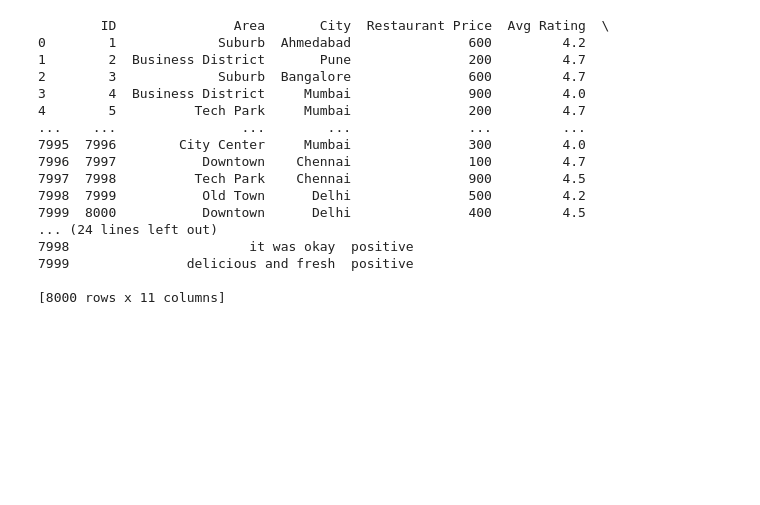
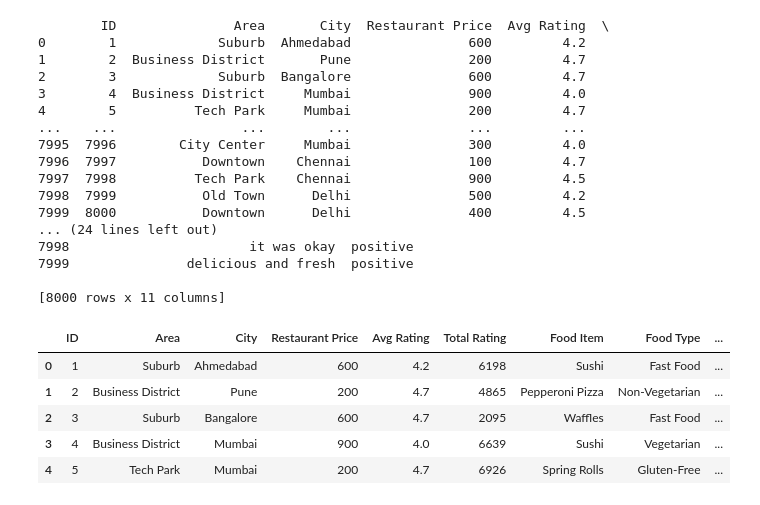
Before and after one commit to Ritikakoirala/Smart-Restaurant-and-Sentiment-Analysis, a Jupyter notebook: smartapp/MODELTRAINED.ipynb, the cells around one changed output. Cells and saved outputs as stored; diff of their text form; code cells hidden in the pictures; blank space fills up the shorter version.

```diff
--- a/smartapp/MODELTRAINED.ipynb
+++ b/smartapp/MODELTRAINED.ipynb
@@ -40,3 +42,12 @@ print(data)
 7999               delicious and fresh  positive
 
 [8000 rows x 11 columns]
+# %%
+data.head()
+# %% [output]
+|  | ID | Area | City | Restaurant Price | Avg Rating | Total Rating | Food Item | Food Type | ... |
+| 0 | 1 | Suburb | Ahmedabad | 600 | 4.2 | 6198 | Sushi | Fast Food | ... |
+| 1 | 2 | Business District | Pune | 200 | 4.7 | 4865 | Pepperoni Pizza | Non-Vegetarian | ... |
+| 2 | 3 | Suburb | Bangalore | 600 | 4.7 | 2095 | Waffles | Fast Food | ... |
+| 3 | 4 | Business District | Mumbai | 900 | 4.0 | 6639 | Sushi | Vegetarian | ... |
+| 4 | 5 | Tech Park | Mumbai | 200 | 4.7 | 6926 | Spring Rolls | Gluten-Free | ... |
```
Also changed, not shown: parts of 21 cells of this notebook.
